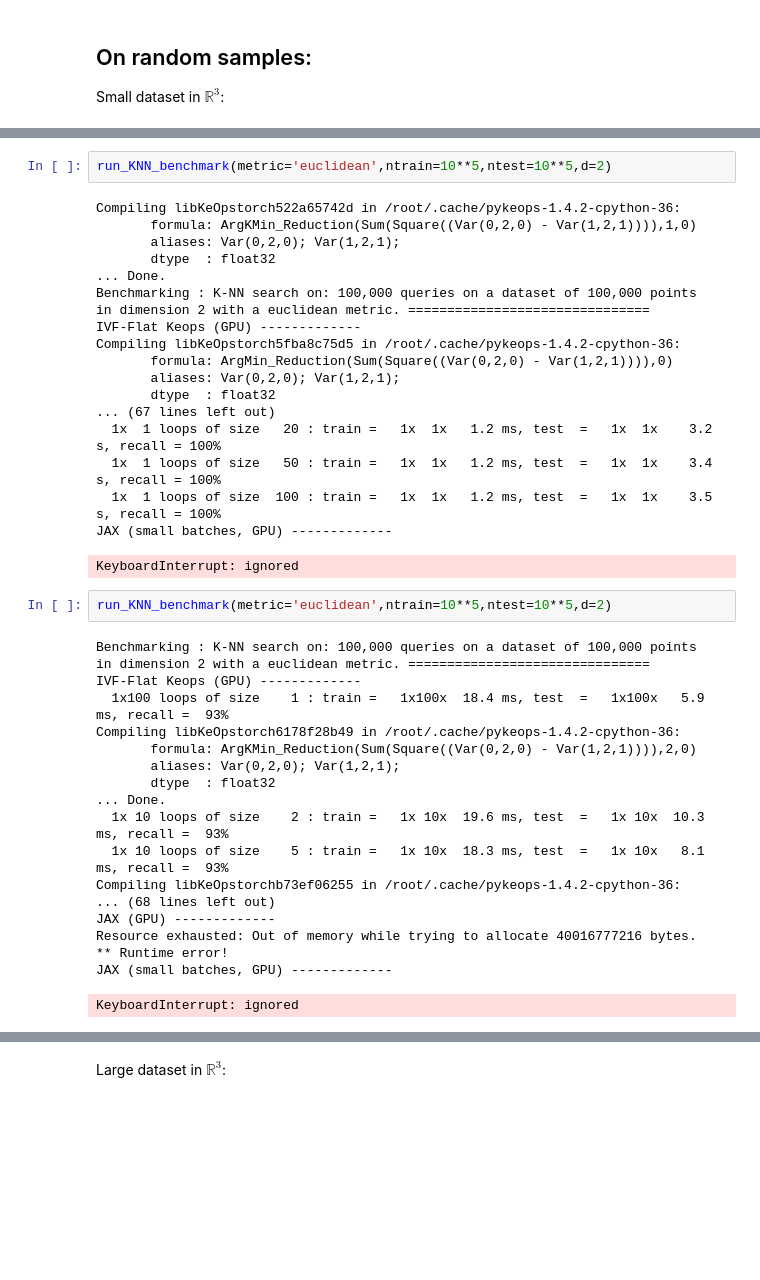
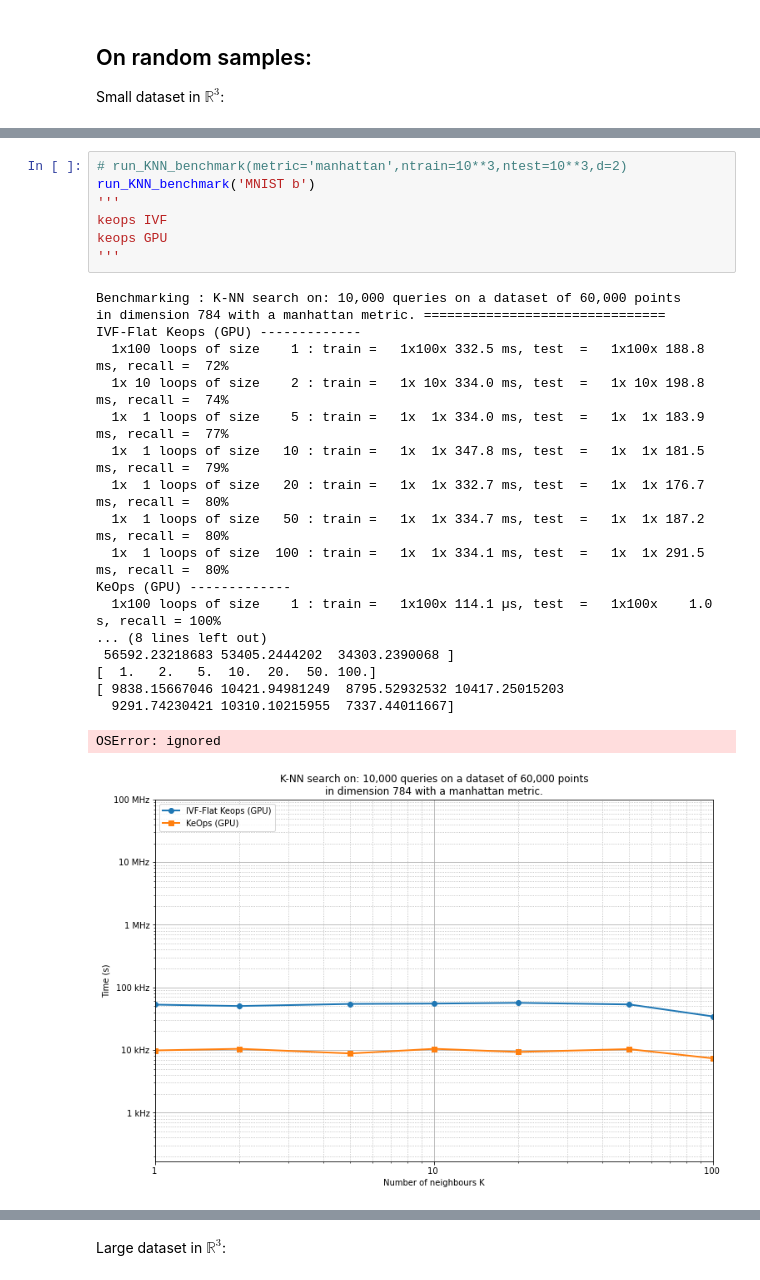
Before and after one commit to huddyyeo/keops_project, a Jupyter notebook: KNN/benchmarking/plot_benchmark_KNN.ipynb, the cells around one changed output, grey strips where cells are left out. Cells and saved outputs as stored; diff of their text form; blank space fills up the shorter version.

```diff
--- a/KNN/benchmarking/plot_benchmark_KNN.ipynb
+++ b/KNN/benchmarking/plot_benchmark_KNN.ipynb
@@ -493,42 +675,27 @@ OSError: ignored
 # %%
-run_KNN_benchmark(metric='euclidean',ntrain=10**5,ntest=10**5,d=2)
+# run_KNN_benchmark(metric='manhattan',ntrain=10**3,ntest=10**3,d=2)
+run_KNN_benchmark('MNIST b')
+'''
+keops IVF
+keops GPU
+'''
 # %% [output]
-Compiling libKeOpstorch522a65742d in /root/.cache/pykeops-1.4.2-cpython-36:
-       formula: ArgKMin_Reduction(Sum(Square((Var(0,2,0) - Var(1,2,1)))),1,0)
-       aliases: Var(0,2,0); Var(1,2,1);
-       dtype  : float32
-... Done.
-Benchmarking : K-NN search on: 100,000 queries on a dataset of 100,000 points
-in dimension 2 with a euclidean metric. ===============================
+Benchmarking : K-NN search on: 10,000 queries on a dataset of 60,000 points
+in dimension 784 with a manhattan metric. ===============================
 IVF-Flat Keops (GPU) -------------
-Compiling libKeOpstorch5fba8c75d5 in /root/.cache/pykeops-1.4.2-cpython-36:
-       formula: ArgMin_Reduction(Sum(Square((Var(0,2,0) - Var(1,2,1)))),0)
-       aliases: Var(0,2,0); Var(1,2,1);
-       dtype  : float32
-... (67 lines left out)
-  1x  1 loops of size   20 : train =   1x  1x   1.2 ms, test  =   1x  1x    3.2 s, recall = 100%
-  1x  1 loops of size   50 : train =   1x  1x   1.2 ms, test  =   1x  1x    3.4 s, recall = 100%
-  1x  1 loops of size  100 : train =   1x  1x   1.2 ms, test  =   1x  1x    3.5 s, recall = 100%
-JAX (small batches, GPU) -------------
+  1x100 loops of size    1 : train =   1x100x 332.5 ms, test  =   1x100x 188.8 ms, recall =  72%
+  1x 10 loops of size    2 : train =   1x 10x 334.0 ms, test  =   1x 10x 198.8 ms, recall =  74%
+  1x  1 loops of size    5 : train =   1x  1x 334.0 ms, test  =   1x  1x 183.9 ms, recall =  77%
+  1x  1 loops of size   10 : train =   1x  1x 347.8 ms, test  =   1x  1x 181.5 ms, recall =  79%
+  1x  1 loops of size   20 : train =   1x  1x 332.7 ms, test  =   1x  1x 176.7 ms, recall =  80%
+  1x  1 loops of size   50 : train =   1x  1x 334.7 ms, test  =   1x  1x 187.2 ms, recall =  80%
+  1x  1 loops of size  100 : train =   1x  1x 334.1 ms, test  =   1x  1x 291.5 ms, recall =  80%
+KeOps (GPU) -------------
+  1x100 loops of size    1 : train =   1x100x 114.1 µs, test  =   1x100x    1.0 s, recall = 100%
+... (8 lines left out)
+ 56592.23218683 53405.2444202  34303.2390068 ]
+[  1.   2.   5.  10.  20.  50. 100.]
+[ 9838.15667046 10421.94981249  8795.52932532 10417.25015203
+  9291.74230421 10310.10215955  7337.44011667]
-KeyboardInterrupt: ignored
+OSError: ignored
+[figure, added]
-# %%
-run_KNN_benchmark(metric='euclidean',ntrain=10**5,ntest=10**5,d=2)
-# %% [output]
-Benchmarking : K-NN search on: 100,000 queries on a dataset of 100,000 points
-in dimension 2 with a euclidean metric. ===============================
-IVF-Flat Keops (GPU) -------------
-  1x100 loops of size    1 : train =   1x100x  18.4 ms, test  =   1x100x   5.9 ms, recall =  93%
-Compiling libKeOpstorch6178f28b49 in /root/.cache/pykeops-1.4.2-cpython-36:
-       formula: ArgKMin_Reduction(Sum(Square((Var(0,2,0) - Var(1,2,1)))),2,0)
-       aliases: Var(0,2,0); Var(1,2,1);
-       dtype  : float32
-... Done.
-  1x 10 loops of size    2 : train =   1x 10x  19.6 ms, test  =   1x 10x  10.3 ms, recall =  93%
-  1x 10 loops of size    5 : train =   1x 10x  18.3 ms, test  =   1x 10x   8.1 ms, recall =  93%
-Compiling libKeOpstorchb73ef06255 in /root/.cache/pykeops-1.4.2-cpython-36:
-... (68 lines left out)
-JAX (GPU) -------------
-Resource exhausted: Out of memory while trying to allocate 40016777216 bytes.
-** Runtime error!
-JAX (small batches, GPU) -------------
-KeyboardInterrupt: ignored
```
Also changed, not shown: parts of 14 cells of this notebook.
